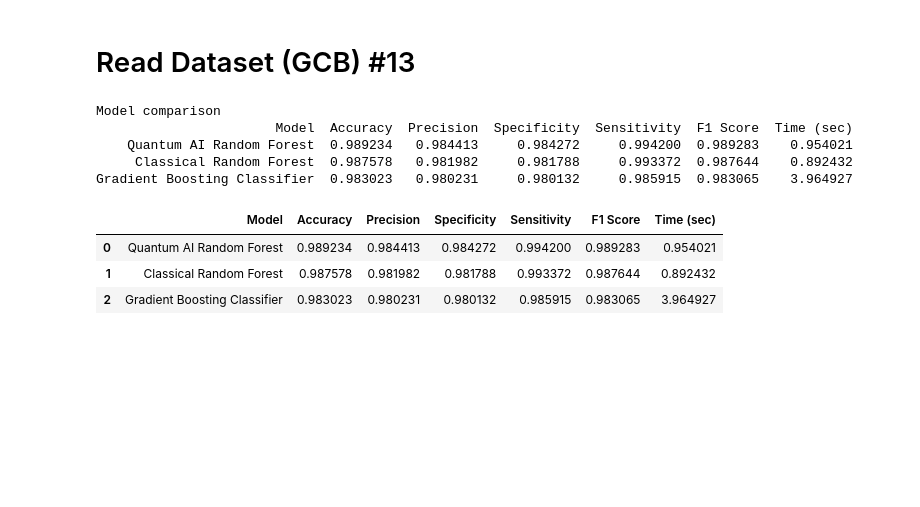
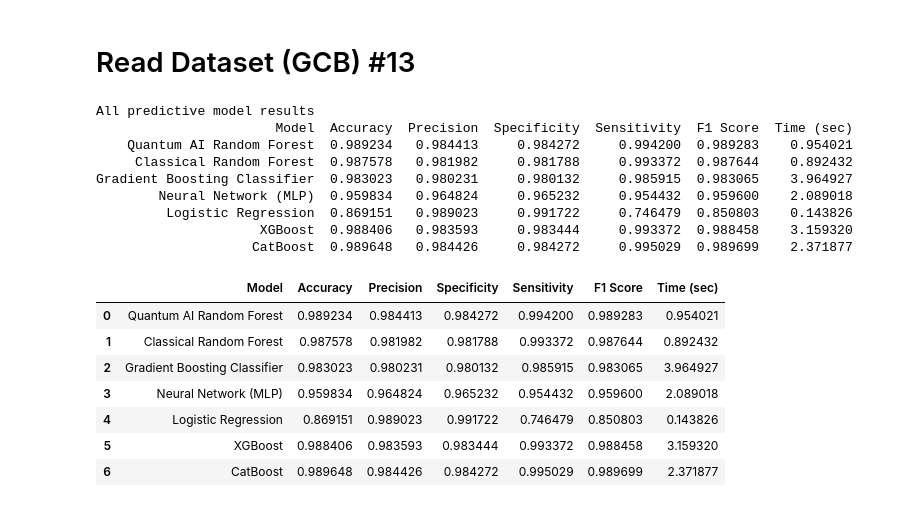
Before and after one commit to Patlong78/Data-Analytics-Studies, a Jupyter notebook: 13 - Notebook.ipynb, the cells around one changed output. Saved outputs shown, nothing was run; the diff lists cells and outputs as text; code cells hidden in the pictures; blank space fills up the shorter version.

```diff
--- a/13 - Notebook.ipynb
+++ b/13 - Notebook.ipynb
@@ -590,22 +859,38 @@ print('✓ Visualizations generated successfully')
 # %% [markdown]
 # Read Dataset (GCB) #13
 # %%
-# Final comparison table
+# Final predictive-model comparison table
 comparison_metrics_df = pd.concat(
-    [quantum_metrics_df, classical_metrics_df, gb_metrics_df],
+    [
+        quantum_metrics_df,
+        classical_metrics_df,
+        gb_metrics_df,
+        mlp_metrics_df,
+        logistic_metrics_df,
+        xgb_metrics_df,
+        catboost_metrics_df,
+    ],
     ignore_index=True,
 )
 
-print('Model comparison')
+print('All predictive model results')
 print(comparison_metrics_df.to_string(index=False))
 comparison_metrics_df
 # %% [output]
-Model comparison
+All predictive model results
                        Model  Accuracy  Precision  Specificity  Sensitivity  F1 Score  Time (sec)
     Quantum AI Random Forest  0.989234   0.984413     0.984272     0.994200  0.989283    0.954021
      Classical Random Forest  0.987578   0.981982     0.981788     0.993372  0.987644    0.892432
 Gradient Boosting Classifier  0.983023   0.980231     0.980132     0.985915  0.983065    3.964927
+        Neural Network (MLP)  0.959834   0.964824     0.965232     0.954432  0.959600    2.089018
+         Logistic Regression  0.869151   0.989023     0.991722     0.746479  0.850803    0.143826
+                     XGBoost  0.988406   0.983593     0.983444     0.993372  0.988458    3.159320
+                    CatBoost  0.989648   0.984426     0.984272     0.995029  0.989699    2.371877
 |  | Model | Accuracy | Precision | Specificity | Sensitivity | F1 Score | Time (sec) |
 | 0 | Quantum AI Random Forest | 0.989234 | 0.984413 | 0.984272 | 0.994200 | 0.989283 | 0.954021 |
 | 1 | Classical Random Forest | 0.987578 | 0.981982 | 0.981788 | 0.993372 | 0.987644 | 0.892432 |
 | 2 | Gradient Boosting Classifier | 0.983023 | 0.980231 | 0.980132 | 0.985915 | 0.983065 | 3.964927 |
+| 3 | Neural Network (MLP) | 0.959834 | 0.964824 | 0.965232 | 0.954432 | 0.959600 | 2.089018 |
+| 4 | Logistic Regression | 0.869151 | 0.989023 | 0.991722 | 0.746479 | 0.850803 | 0.143826 |
+| 5 | XGBoost | 0.988406 | 0.983593 | 0.983444 | 0.993372 | 0.988458 | 3.159320 |
+| 6 | CatBoost | 0.989648 | 0.984426 | 0.984272 | 0.995029 | 0.989699 | 2.371877 |
```
Also changed, not shown: parts of 5 cells of this notebook, 5 other files.
